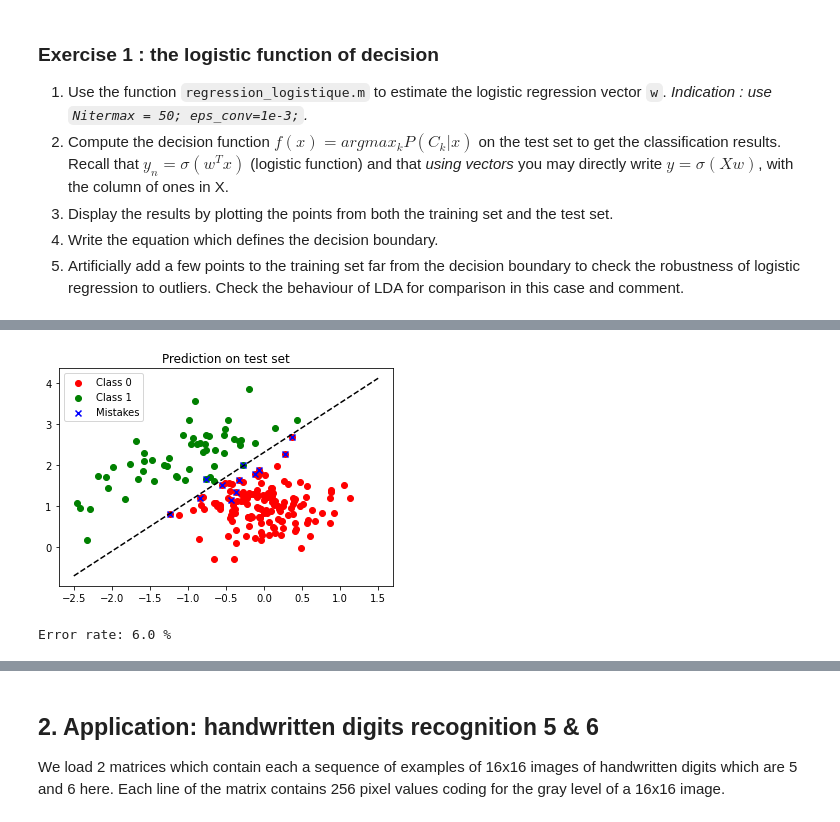
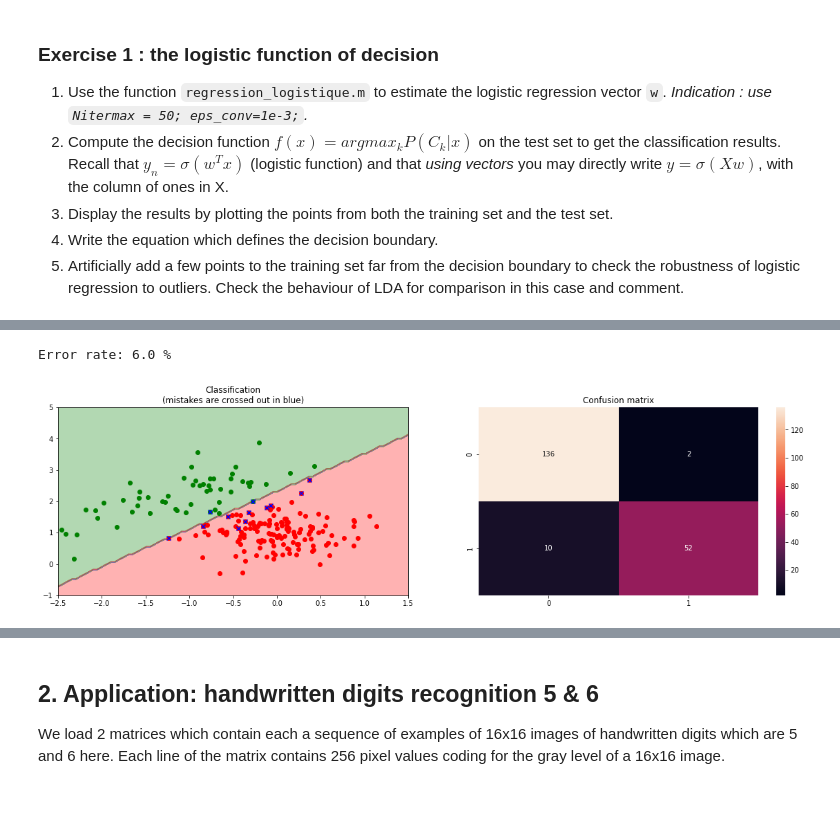
Before and after one commit to SnowHawkeye/sdia-labs, a Jupyter notebook: decision/tp3-logistic-regression/TP3_Salem_Salem.ipynb, the cells around one changed output, grey strips where cells are left out. Cells and saved outputs as stored; diff of their text form; code cells hidden in the pictures.

Commit message:
DECISION - TP3 continued

```diff
--- a/decision/tp3-logistic-regression/TP3_Salem_Salem.ipynb
+++ b/decision/tp3-logistic-regression/TP3_Salem_Salem.ipynb
@@ -159,11 +181,36 @@ def display_prediction(data, target, prediction, w, title, legend = ["Class 0",
-# %%
-# Test set
-y = sigma(X_test.dot(w))
-prediction = np.where(y >= threshold, 1, 0)
-display_prediction(X_test, t_test, prediction, w, "Prediction on test set")
-# %% [output]
-[figure, removed]
-Error rate: 6.0 %
+# %%
+def decision_regions_figure(train, target, f_predict, resolution):
+
+    x1 = np.linspace(-2.5, 1.5, resolution)
+    x2 = np.linspace(-1, 5, resolution)
+    X1, X2 = meshgrid(x1,x2)
+
+    X = np.stack((np.ones(resolution**2), np.ravel(X1), np.ravel(X2))).T
+    Z = f_predict(train, target, X).reshape(X1.shape)
+
+    plt.contourf(X1, X2, Z, colors=['r', 'g', 'b', "y", 'purple'], alpha = 0.3) # extra colors are necessary otherwise everything is green and the boundary is red
+# %%
+def confusion_matrix_heatmap(true, prediction):
+    mat = skl.metrics.confusion_matrix(true, prediction)
+    sns.heatmap(mat, annot=True, fmt='d')
+# %%
+def display_prediction(train_data, train_target, test_data, test_target, f_predict):
+    prediction = predict(train_data, train_target, test_data)
+
+    plt.figure(figsize=(20,5))
+
+    plt.subplot(121)
+    decision_regions_figure(train_data, train_target, f_predict, resolution = 100)
+    predicted_points_figure(test_data, test_target, prediction, "Classification")
+
+    plt.subplot(122)
+    plt.title("Confusion matrix")
+    confusion_matrix_heatmap(t_test, y)
+# %%
+display_prediction(X, t, X_test, t_test, predict)
+# %% [output]
+Error rate: 6.0 %
+[figure, added]
 # %%
 # Train set
 y_train = sigma(X.dot(w))
```
Also changed, not shown: parts of 17 cells of this notebook.
